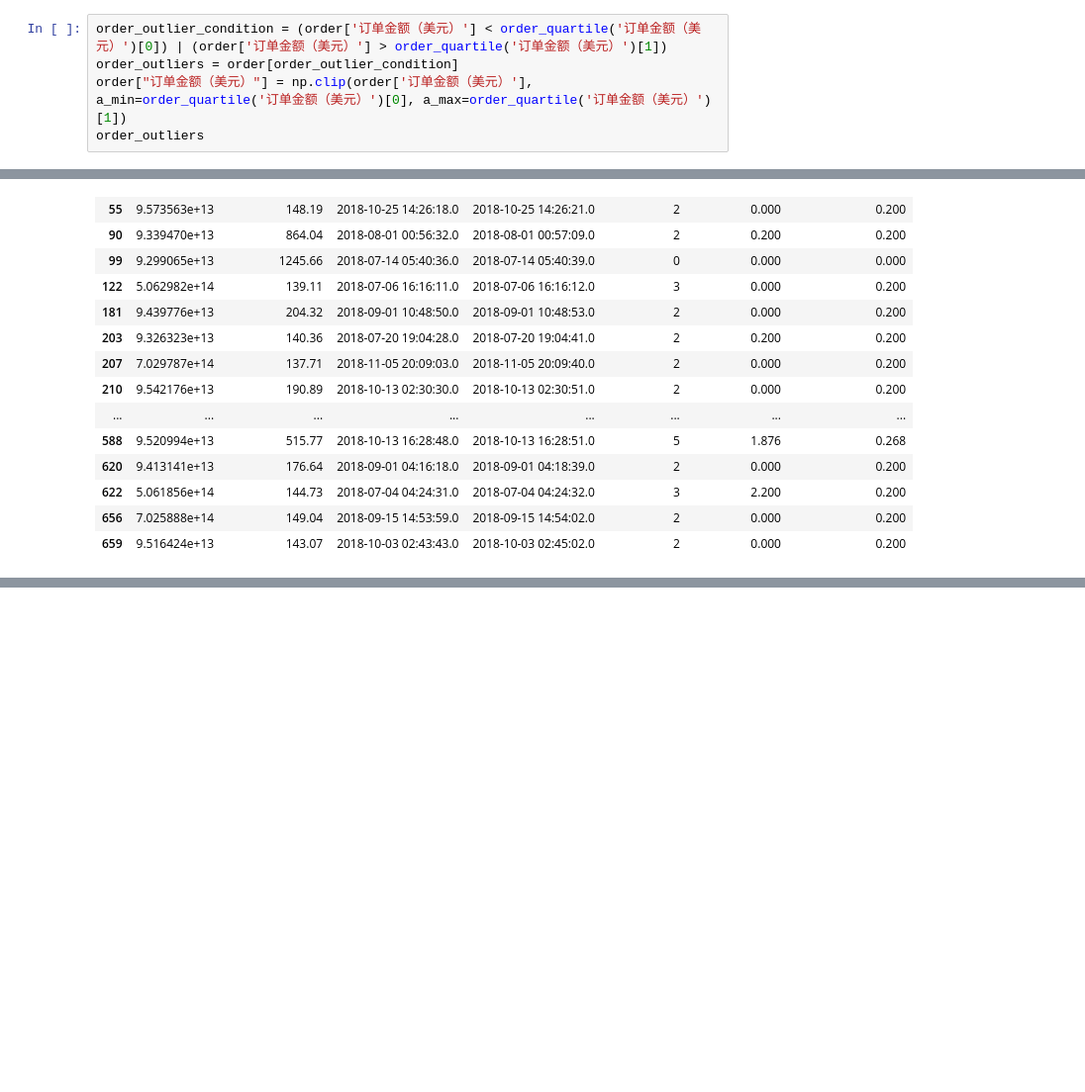
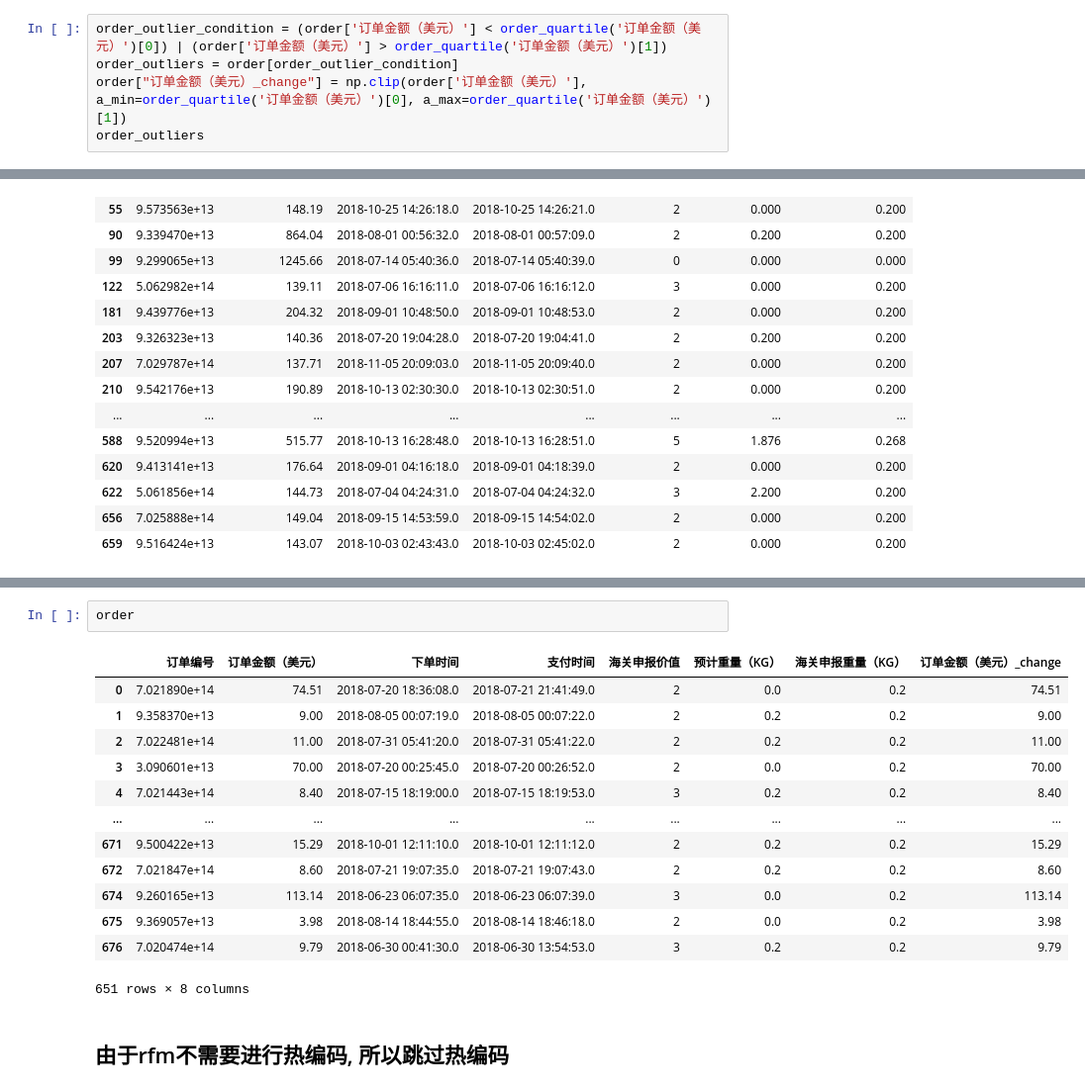
Before and after one commit to 55Curry/rfm_easy, a Jupyter notebook: hw01.ipynb, the cells around one changed output, grey strips where cells are left out. Shown at 99% size. Saved outputs shown, nothing was run; the diff lists cells and outputs as text; blank space fills up the shorter version.

```diff
--- a/hw01.ipynb
+++ b/hw01.ipynb
@@ -175,7 +175,7 @@ order = order.drop_duplicates()
 # %%
 order_outlier_condition = (order['订单金额（美元）'] < order_quartile('订单金额（美元）')[0]) | (order['订单金额（美元）'] > order_quartile('订单金额（美元）')[1])
 order_outliers = order[order_outlier_condition]
-order["订单金额（美元）"] = np.clip(order['订单金额（美元）'], a_min=order_quartile('订单金额（美元）')[0], a_max=order_quartile('订单金额（美元）')[1])
+order["订单金额（美元）_change"] = np.clip(order['订单金额（美元）'], a_min=order_quartile('订单金额（美元）')[0], a_max=order_quartile('订单金额（美元）')[1])
 order_outliers
 # %% [output]
 |  | 订单编号 | 订单金额（美元） | 下单时间 | 支付时间 | 海关申报价值 | 预计重量（KG） | 海关申报重量（KG） |
@@ -220,0 +237,18 @@ buyer_outliers
+# %%
+order
+# %% [output]
+|  | 订单编号 | 订单金额（美元） | 下单时间 | 支付时间 | 海关申报价值 | 预计重量（KG） | 海关申报重量（KG） | 订单金额（美元）_change |
+| 0 | 7.021890e+14 | 74.51 | 2018-07-20 18:36:08.0 | 2018-07-21 21:41:49.0 | 2 | 0.0 | 0.2 | 74.51 |
+| 1 | 9.358370e+13 | 9.00 | 2018-08-05 00:07:19.0 | 2018-08-05 00:07:22.0 | 2 | 0.2 | 0.2 | 9.00 |
+| 2 | 7.022481e+14 | 11.00 | 2018-07-31 05:41:20.0 | 2018-07-31 05:41:22.0 | 2 | 0.2 | 0.2 | 11.00 |
+| 3 | 3.090601e+13 | 70.00 | 2018-07-20 00:25:45.0 | 2018-07-20 00:26:52.0 | 2 | 0.0 | 0.2 | 70.00 |
+| 4 | 7.021443e+14 | 8.40 | 2018-07-15 18:19:00.0 | 2018-07-15 18:19:53.0 | 3 | 0.2 | 0.2 | 8.40 |
+| ... | ... | ... | ... | ... | ... | ... | ... | ... |
+| 671 | 9.500422e+13 | 15.29 | 2018-10-01 12:11:10.0 | 2018-10-01 12:11:12.0 | 2 | 0.2 | 0.2 | 15.29 |
+| 672 | 7.021847e+14 | 8.60 | 2018-07-21 19:07:35.0 | 2018-07-21 19:07:43.0 | 2 | 0.2 | 0.2 | 8.60 |
+| 674 | 9.260165e+13 | 113.14 | 2018-06-23 06:07:35.0 | 2018-06-23 06:07:39.0 | 3 | 0.0 | 0.2 | 113.14 |
+| 675 | 9.369057e+13 | 3.98 | 2018-08-14 18:44:55.0 | 2018-08-14 18:46:18.0 | 2 | 0.0 | 0.2 | 3.98 |
+| 676 | 7.020474e+14 | 9.79 | 2018-06-30 00:41:30.0 | 2018-06-30 13:54:53.0 | 3 | 0.2 | 0.2 | 9.79 |
+651 rows × 8 columns
+# %% [markdown]
+## 由于rfm不需要进行热编码, 所以跳过热编码
```
Also changed, not shown: parts of 2 cells of this notebook, 1 other file.
